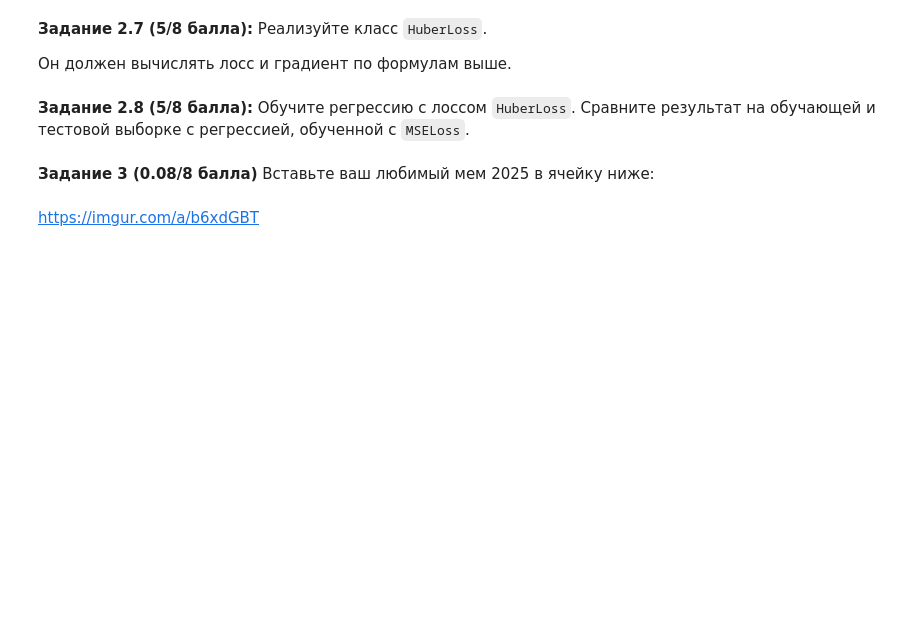
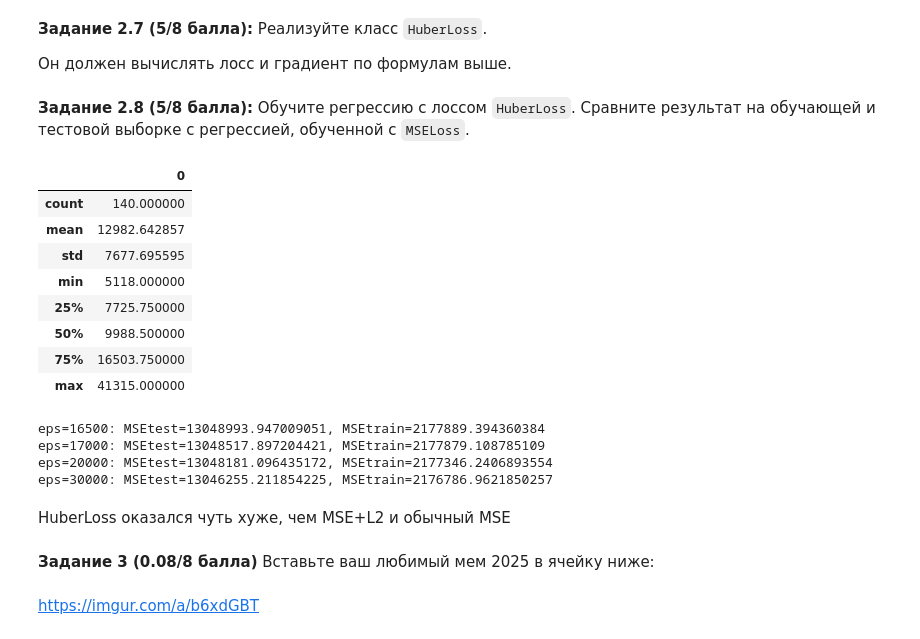
Before and after one commit to FreeCadelca/IAD_ML_HW1, a Jupyter notebook: hw-05-KuleshovDmitriy.ipynb, the cells around one changed output. Saved outputs shown, nothing was run; the diff lists cells and outputs as text; code cells hidden in the pictures; blank space fills up the shorter version.

```diff
--- a/hw-05-KuleshovDmitriy.ipynb
+++ b/hw-05-KuleshovDmitriy.ipynb
@@ -510,5 +519,5 @@ X_raw.head()
 # %%
-y = X_raw[26]
+y = X_raw[26].values
 X_raw = X_raw.drop(26, axis=1)
 # %% [markdown]
 **Задание 2.2 (5/8 балла):** Как обычно обработайте датасет всеми нужными методами, чтобы на нём можно было обучать линейную регрессию:
@@ -525,0 +599,3 @@ X_raw = X_raw.drop(26, axis=1)
+# %%
+linear_regression.fit(X_train, y_train)
+linear_regression.w
@@ -572,8 +669,12 @@ class MSEL2Loss(BaseLoss):
         :param w: np.ndarray размера (n_features,) с весами линейной регрессии. Последний вес -- bias.
         :output: число -- значения функции потерь
         """
-        # -- YOUR CODE HERE -- (´｡• ᵕ •｡`)
-        # Вычислите значение функции потерь при помощи X, y и w и верните его
+        mult = np.dot(X, w)
+        diff = mult - y
+        diff_sqr = diff ** 2
+        norm = np.sum(diff_sqr)
+        l2 = self.coef * np.sum(w[:w.shape[0] - 1] ** 2)
+        return (1 / X.shape[0]) * norm + l2
 
     def calc_grad(self, X: np.ndarray, y: np.ndarray, w: np.ndarray) -> np.ndarray:
         """
@@ -583,7 +684,13 @@ class MSEL2Loss(BaseLoss):
         :param w: np.ndarray размера (n_features,) с весами линейной регрессии
         :output: np.ndarray размера (n_features,) градиент функции потерь по весам w
         """
-        # -- YOUR CODE HERE -- (￢_￢)
+        mult = np.dot(X, w)
+        diff = mult - y
+        xt_mult = np.dot(X.transpose(), diff)
+        w_without_bias = w.copy()
+        w_without_bias[-1] = 0
+        l2 = 2 * self.coef * w_without_bias
+        return (2 / X.shape[0]) * xt_mult + l2
         # Вычислите значение вектора градиента при помощи X, y и w и верните его
 # %% [markdown]
 Теперь мы можем использовать лосс с l2 регуляризацией в нашей регрессии, например, так:
@@ -595,0 +701,8 @@ linear_regression = LinearRegression(MSEL2Loss(0.1))
+# %%
+coefs = [0, 0.01, 0.05, 0.1, 0.25, 0.5]
+
+for i in coefs:
+    linear_regression = LinearRegression(MSEL2Loss(i))
+    linear_regression.fit(X_train, y_train)
+    print(f"coef={i}: MSEtest={mean_squared_error(y_test, linear_regression.predict(X_test))}, MSEtrain={mean_squared_error(y_train, linear_regression.predict(X_train))}")
+# linear_regression.w
@@ -654,3 +797,30 @@ class HuberLoss(BaseLoss):
+# %%
+df = pd.DataFrame(y_train)
+df.describe()
+# %% [output]
+|  | 0 |
+| count | 140.000000 |
+| mean | 12982.642857 |
+| std | 7677.695595 |
+| min | 5118.000000 |
+| 25% | 7725.750000 |
+| 50% | 9988.500000 |
+| 75% | 16503.750000 |
+| max | 41315.000000 |
+# %%
+epses = [16500, 17000, 20000, 30000]
+
+for i in epses:
+    linear_regression = LinearRegression(HuberLoss(i))
+    linear_regression.fit(X_train, y_train)
+    print(f"eps={i}: MSEtest={mean_squared_error(y_test, linear_regression.predict(X_test))}, MSEtrain={mean_squared_error(y_train, linear_regression.predict(X_train))}")
+# %% [output]
+eps=16500: MSEtest=13048993.947009051, MSEtrain=2177889.394360384
+eps=17000: MSEtest=13048517.897204421, MSEtrain=2177879.108785109
+eps=20000: MSEtest=13048181.096435172, MSEtrain=2177346.2406893554
+eps=30000: MSEtest=13046255.211854225, MSEtrain=2176786.9621850257
+# %% [markdown]
+HuberLoss оказался чуть хуже, чем MSE+L2 и обычный MSE
 # %% [markdown]
 **Задание 3 (0.08/8 балла)**
 Вставьте ваш любимый мем 2025 в ячейку ниже:
```
Also changed, not shown: parts of 20 cells of this notebook, 1 other file.
